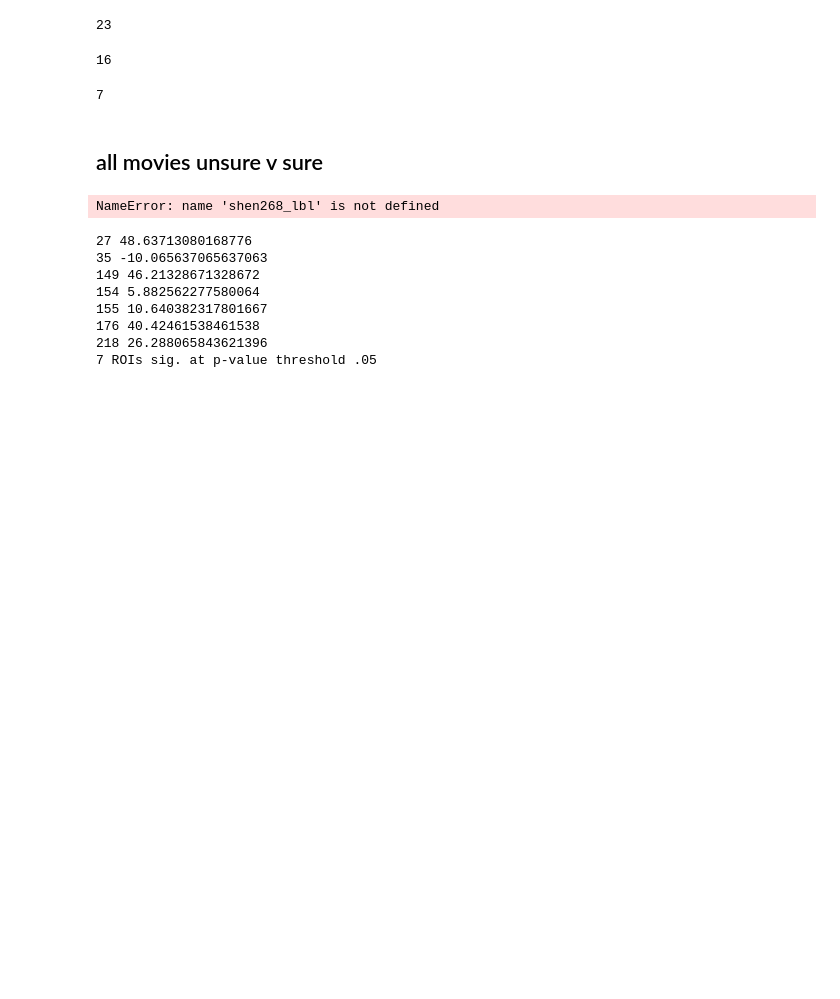
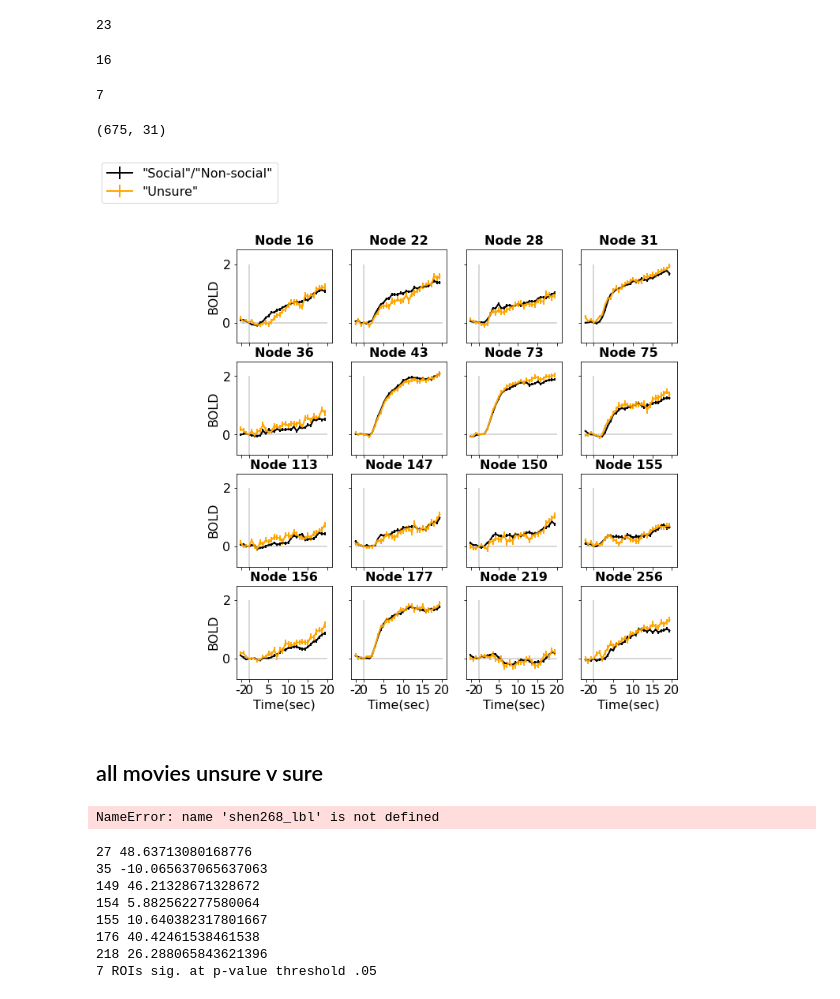
Before and after one commit to rvarrier/HCP_socialtask_analysis, a Jupyter notebook: fMRI/regressor_based_analyses/2_4_fMRI_diff_analyses_comparison_S_v_unsure_v_NS_figsforpaper.ipynb, the cells around one changed output. Saved outputs shown, nothing was run; the diff lists cells and outputs as text; code cells hidden in the pictures; blank space fills up the shorter version.

```diff
--- a/fMRI/regressor_based_analyses/2_4_fMRI_diff_analyses_comparison_S_v_unsure_v_NS_figsforpaper.ipynb
+++ b/fMRI/regressor_based_analyses/2_4_fMRI_diff_analyses_comparison_S_v_unsure_v_NS_figsforpaper.ipynb
@@ -360,0 +507,10 @@ print(f'\n\n{len(rois)} ROIs sig. at p-value threshold .05\n')
+# %%
+from nltools.data import Brain_Data
+from nltools.mask import expand_mask, roi_to_brain
+from nilearn.plotting import plot_img
+import nibabel as nib
+mask = Brain_Data('https://neurovault.org/media/images/8423/shen_2mm_268_parcellation.nii.gz')
+mask_x = expand_mask(mask)
+# %%
+from nilearn import datasets
+bg_img = datasets.load_mni152_template()
@@ -800,3 +995,57 @@ len(np.where(common_nodes)[0])
+# %%
+np.concatenate((movieTC_yes,movieTC_no),axis=0).shape
+# %% [output]
+(675, 31)
+# %%
+[ymin,ymax] = [-.7,2.5]
+xlbls = [-2,0,5,10,15,20]
+x_ticks = [(i/TR)+tr0_ind for i in xlbls]
+xlbls = [str(i) for i in xlbls]
+nrows,ncols = 4,4
+#line_loc = []
+fig, ax = plt.subplots(nrows = nrows, ncols = ncols, sharex=True, sharey=True, figsize = (10,10)) # figsize = (20,15))
+#plt.suptitle('Left hemisphere', fontweight='bold')
+for i,n in enumerate(np.where(rand_nodes_unsure_greaterthan_sure)[0]): #for i,n in enumerate(df['Nodes']):
+     #fig, ax = plt.figure(i+1,figsize=(10,5))
+
+     if ncols == 1:
+          ax1 = ax[i]
+     else:
+          r = int(np.floor(i/ncols))
+          c = int(i % ncols)
+          ax1 = ax[r,c]
+
+     movieTC_yes = tcs_run_z[responses[:,4]==1,n,:,4] # nsubs * ntimepts
+     movieTC_no  = tcs_run_z[responses[:,4]==0,n,:,4] # nsubs * ntimepts
+     movieTC_unsure  = tcs_run_z[responses[:,4]==9,n,:,4] # nsubs * ntimepts
+     movie_yes_or_no = tcs_run_z[(responses[:,4]==1)|(responses[:,4]==0),n,:,4]
+     #
+     #ax1.errorbar(range(movieTC_yes.shape[1]),np.nanmedian(movieTC_yes,axis=0),stats.sem(movieTC_yes,axis=0,nan_policy='omit'),color = red_rgb,linewidth=2,label ='"Social"')
+     #ax1.errorbar(range(movieTC_yes.shape[1]),np.nanmedian(movieTC_no,axis=0),stats.sem(movieTC_no,axis=0,nan_policy='omit'),color = blue_rgb,linewidth=2,label ='"Non-social"')
+     ax1.errorbar(range(movieTC_yes.shape[1]),np.nanmedian(movie_yes_or_no,axis=0),stats.sem(movie_yes_or_no,axis=0,nan_policy='omit'),color = 'k',linewidth=2,label ='"Social"/"Non-social"')
+     ax1.errorbar(range(movieTC_yes.shape[1]),np.nanmedian(movieTC_unsure,axis=0),stats.sem(movieTC_unsure,axis=0,nan_policy='omit'),color = 'orange',linewidth=2,label ='"Unsure"')
+     ax1.vlines(tr0_ind,-1,2,color=[.8,.8,.8])
+     ax1.hlines(0,0,31,color=[.8,.8,.8])
+     ax1.set_ylim(ymin,ymax)
+     ax1.set_title(f'Node {n+1}',fontweight = 'bold')
+     ax1.set_xticks(x_ticks)
+     ax1.set_xticklabels(xlbls)
+     #ax[r,0].set_ylabel('BOLD\n(a.u.)')
+     #txt = '\n'.join(eval(shen268_lbl[str(n+1)][0])['name'].split(';'))
+     #ax1.text(35,0,txt)
+     if i %4==0:
+          ax1.set_ylabel('BOLD')# activity (run-nomralized)')
+     if i >11:
+          ax1.set_xlabel('Time(sec)')
+     if i ==0:
+          ax1.legend(bbox_to_anchor = [0.5,2])
+
+if ncols > 1:
+     for i in range(int(nrows*ncols-len(np.where(rand_nodes_unsure_greaterthan_sure)[0]))):
+          ax[r,c+1+i].axis('off')
+#plt.tight_layout()
+# %% [output]
+[figure, added]
 # %% [markdown]
 ## all movies unsure v sure
 # %%
```
Also changed, not shown: parts of 21 cells of this notebook, 8 other files.
